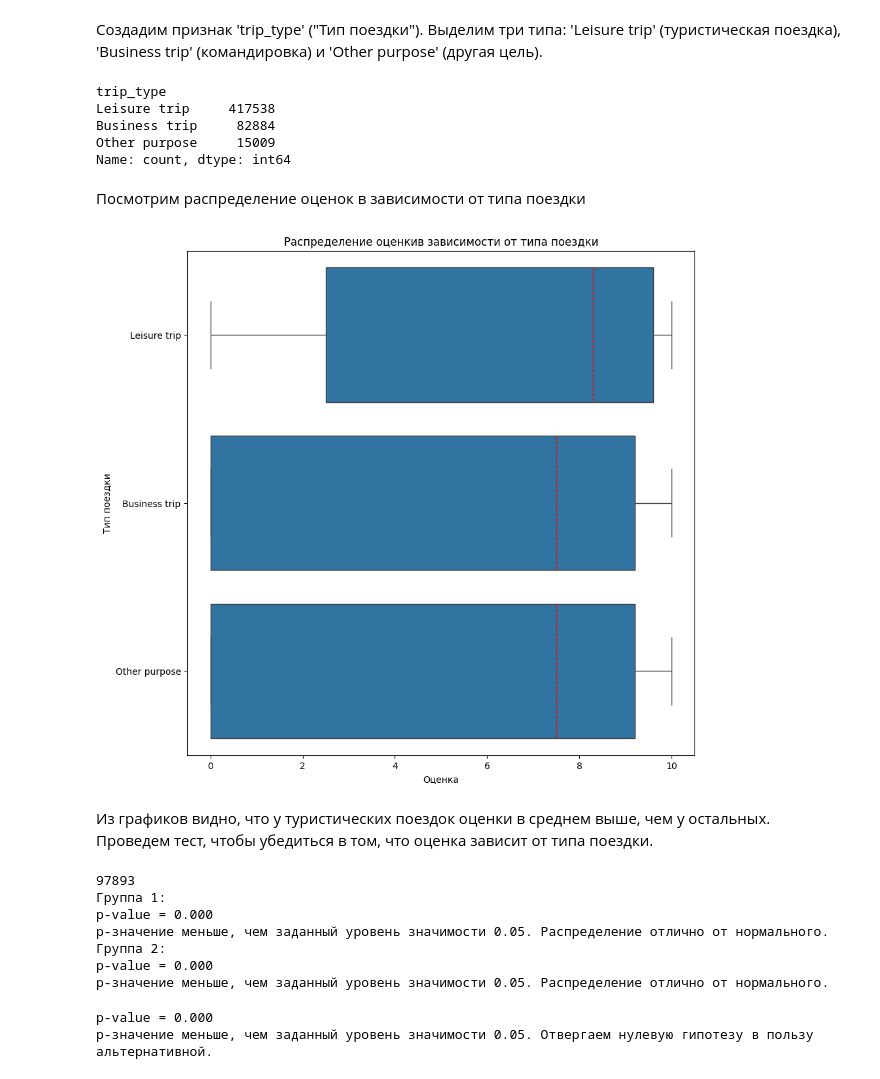
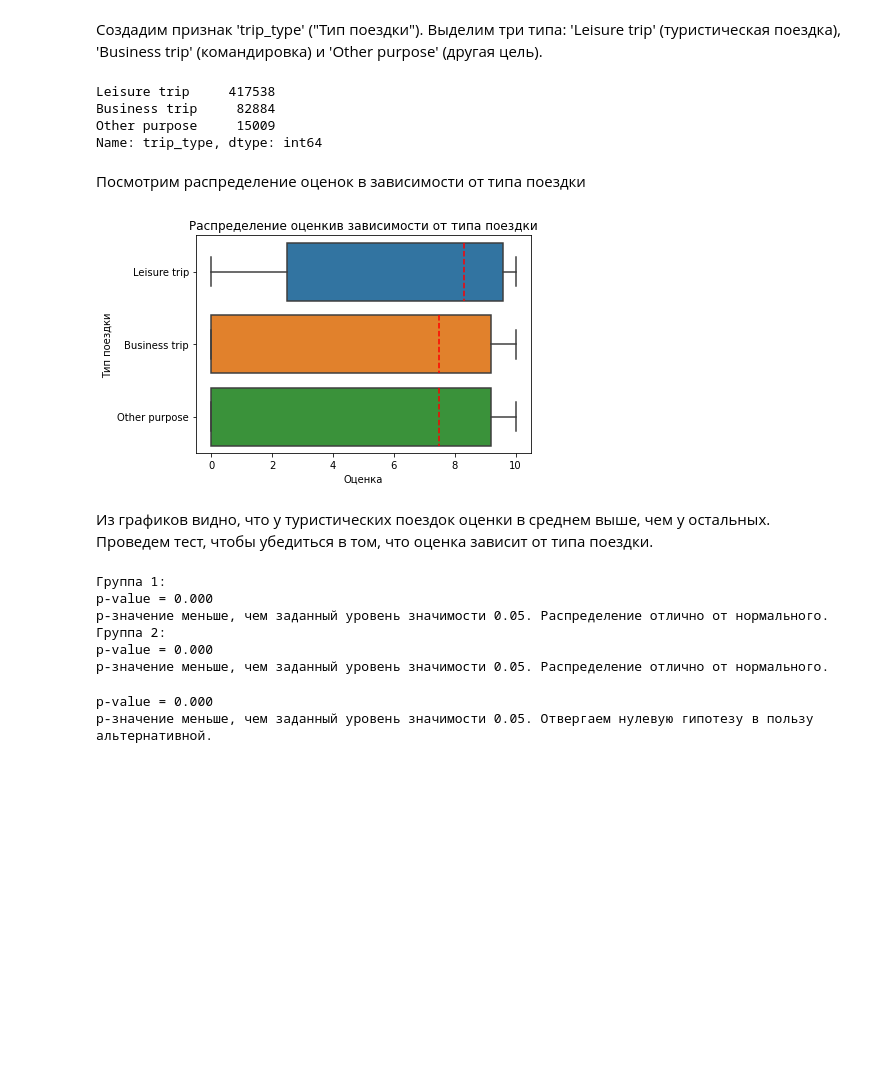
Before and after one commit to vokhmianin-da/Project-3-Holels-for-Kaggle, a Jupyter notebook: Project 3 Hotels.ipynb, the cells around one changed output. Cells and saved outputs as stored; diff of their text form; code cells hidden in the pictures; blank space fills up the shorter version.

Commit message:
Kaggle Notebook | Project 3 Hotels | Add Trip type

```diff
--- a/Project 3 Hotels.ipynb
+++ b/Project 3 Hotels.ipynb
@@ -186,9 +192,9 @@ RANDOM_SEED = 42
 !pip freeze > requirements.txt
 # %%
 # Подгрузим наши данные из соревнования
-
-#DATA_DIR = '/kaggle/input/sf-booking/'
-DATA_DIR = 'data/'
+# for Kaggle
+DATA_DIR = '/kaggle/input/sf-booking/'
+#DATA_DIR = 'data/'
 df_train = pd.read_csv(DATA_DIR+'/hotels_train.csv') # датасет для обучения
 df_test = pd.read_csv(DATA_DIR+'hotels_test.csv') # датасет для предсказания
 sample_submission = pd.read_csv(DATA_DIR+'/submission.csv') # самбмишн
@@ -786,20 +792,19 @@ def get_trip_type(elem):
 data['trip_type'] = data['tags'].apply(get_trip_type)
 data['trip_type'].value_counts()
 # %% [output]
-trip_type
 Leisure trip     417538
 Business trip     82884
 Other purpose     15009
-Name: count, dtype: int64
+Name: trip_type, dtype: int64
 # %% [markdown]
 Посмотрим распределение оценок в зависимости от типа поездки
 # %%
-ax = sns.boxplot(data, x='reviewer_score', y='trip_type', orient='h', medianprops={"color": "red", "linestyle": '--'})
+ax = sns.boxplot(data=data, x='reviewer_score', y='trip_type', orient='h', medianprops={"color": "red", "linestyle": '--'})
 ax.set(xlabel='Оценка', ylabel='Тип поездки')
 plt.title('Распределение оценкив зависимости от типа поездки')
 plt.show()
 # %% [output]
-[figure, old version]
+[figure, new version]
 # %% [markdown]
 Из графиков видно, что у туристических поездок оценки в среднем выше, чем у остальных. Проведем тест, чтобы убедиться в том, что оценка зависит от типа поездки.
 # %%
@@ -813,7 +818,6 @@ df_other_trip = data[data['trip_type']!='Leisure trip']['reviewer_score']
 shapiro(df_leisure_trip,1)
 shapiro(df_other_trip,2)
 # %% [output]
-97893
 Группа 1:
 p-value = 0.000
 p-значение меньше, чем заданный уровень значимости 0.05. Распределение отлично от нормального.
```
Also changed, not shown: parts of 21 cells of this notebook.
